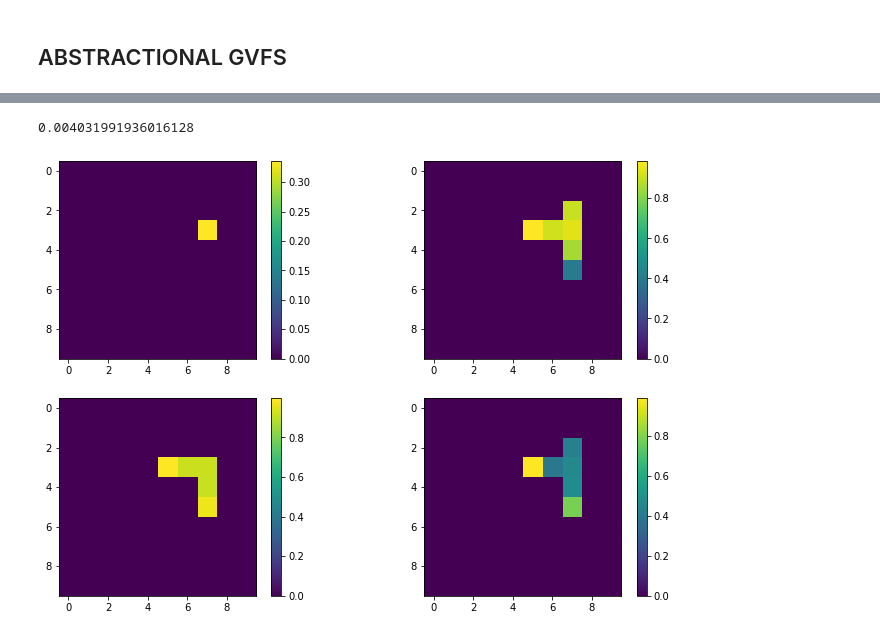
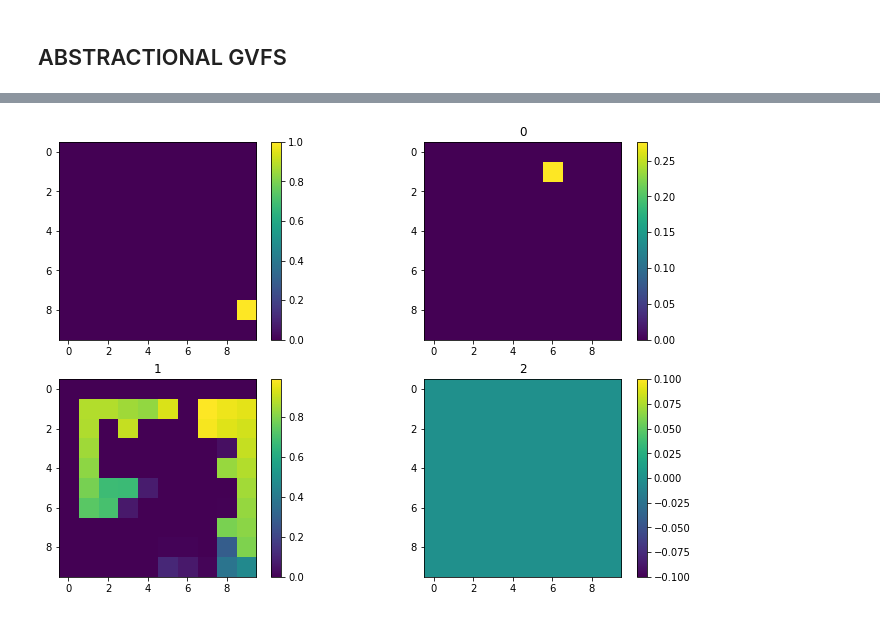
Before and after one commit to pablotano8/gvfs, a Jupyter notebook: GVFs-Abstract.ipynb, the cells around one changed output, grey strips where cells are left out. Cells and saved outputs as stored; diff of their text form; code cells hidden in the pictures.

```diff
--- a/GVFs-Abstract.ipynb
+++ b/GVFs-Abstract.ipynb
@@ -180,7 +178,7 @@ gvf_net_k2.reset()
 structural_gvf.reset()
 
 # new environment
-Maze_config.x = random_maze(width=size, height=size, complexity=1, density=0.5)
+Maze_config.x = random_maze(width=size, height=size, complexity=1, density=0.1)
 Maze_config.xf_idx = [L[np.random.randint(0, len(L))]]
 Maze_config.k1_idx = [L[np.random.randint(0, len(L))]]
 Maze_config.k2_idx = [L[np.random.randint(0, len(L))]]
@@ -246,8 +276,8 @@ for i_plot in range(20):
 # %%
-nb_steps_structural_gvfs = 500000
+nb_steps_structural_gvfs = 1000000
 structural_gvf.reset()
-structural_gvf.lr['gvfs']        = 0.8
-structural_gvf.thresholds['gvfs'] = 0.01
+#structural_gvf.lr['sr']        = 0.8
+structural_gvf.thresholds['gvfs'] = 0.05
 
 # navigational goals
 k1_pos = np.squeeze(env.maze.objects.k1.positions).copy()
@@ -266,6 +296,8 @@ nav_policies_lst, counts, nb_utilities = [], [], []
 
 # reset episode
 _, done, sub_state, count, states_lst = env.reset(), False, np.zeros(3), 0, []
+
+sr_max = []
 
 for i_step in range(nb_steps_structural_gvfs):
     pos   = np.squeeze(env.maze.objects.agent.positions).copy()
@@ -303,7 +335,7 @@ for i_step in range(nb_steps_structural_gvfs):
     #    structural_gvf.gvfs[0,sub_state[0]*1,sub_state[1]*1, pos_next[0], pos_next[1], 0, -2] < 0.42:
     #    assert(False)
     # utility
-    utility = np.all(sub_state[:2]) * (sub_state[-1] == 1) * 1.
+    utility = (sub_state[-1] == 1) * 1. #np.all(sub_state[:2]) * (sub_state[-1] == 1) * 1.
     nb_utilities.append(utility)
 
     # next state
@@ -316,7 +348,13 @@ for i_step in range(nb_steps_structural_gvfs):
     structural_gvf.update(state, utility, which_navigation_policy, state_next, L,
                           pi_behav=pi_behav, pi_targets=pi_targets)
 
-    #if np.any(structural_gvf.gvfs[0,0,0][:, :, 0, 2] != 0) or \
+    if np.any(structural_gvf.gvfs[0, 1, 1] > 5):
+        assert(False)
+#        sr_max.append(structural_gvf.sr.max())
+
+    if np.any(structural_gvf.gvfs[1,sub_state[0]*1,sub_state[1]*1][pos_next[0], pos_next[1], 0, 1:] != 0) \
+            and (which_navigation_policy==0) and (sub_state[0]==0) and (sub_state[1]==0):
+        assert(False)
     #    np.any(structural_gvf.gvfs[0,1,0][:, :, 0, 2] != 0) or \
     #       np.any(structural_gvf.gvfs[0,0,1][:, :, 0, 2] != 0):
     #    assert(False)
@@ -335,16 +373,6 @@ for i_step in range(nb_steps_structural_gvfs):
         Maze_config.start_idx = [L[np.random.randint(0, len(L))]]
         _, done, sub_state = env.reset(), False, np.zeros(3)
         count = 0
-# %%
-    utility = np.all(sub_state[:2]) * (sub_state[-1] == 1) * 1.
-    nb_utilities.append(utility)
-
-    # next state
-    state_next = np.array(np.concatenate((np.array(sub_state)[:-1], pos_next)), dtype=np.int)
-
-    #if np.all(sub_state[:2]) and done and count<199:
-    #    assert(False)
-# %%
-np.mean(nb_utilities)
-# %% [output]
-0.004031991936016128
+# %%
+    structural_gvf.update(state, utility, which_navigation_policy, state_next, L,
+                          pi_behav=pi_behav, pi_targets=pi_targets)
@@ -351,11 +381,12 @@ np.mean(nb_utilities)
 # %%
 plt.figure(figsize=(12, 8))
 plt.subplot(2, 2, 1)
 plt.imshow(np.squeeze(structural_gvf.sr[1,1]))
 plt.colorbar()
 for i in range(3):
     plt.subplot(2, 2, i + 2)
-    plt.imshow(np.squeeze(structural_gvf.gvfs[1,0,1])[:, :, i])
+    plt.imshow(np.squeeze(structural_gvf.gvfs[1,1,0])[:, :, i])
+    plt.title(i)
     plt.colorbar()
 # %% [output]
-[figure, old version]
+[figure, new version]
```
Also changed, not shown: parts of 17 cells of this notebook.
